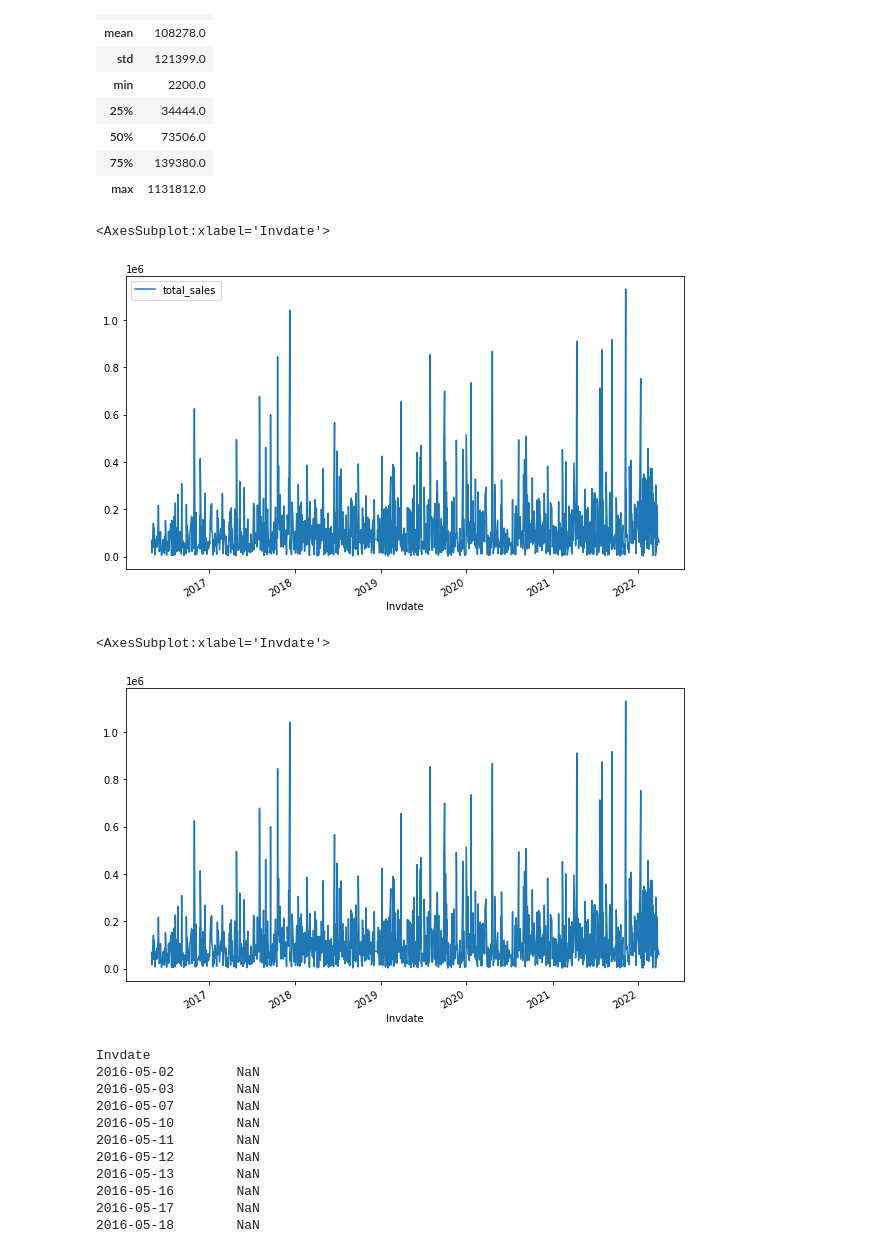
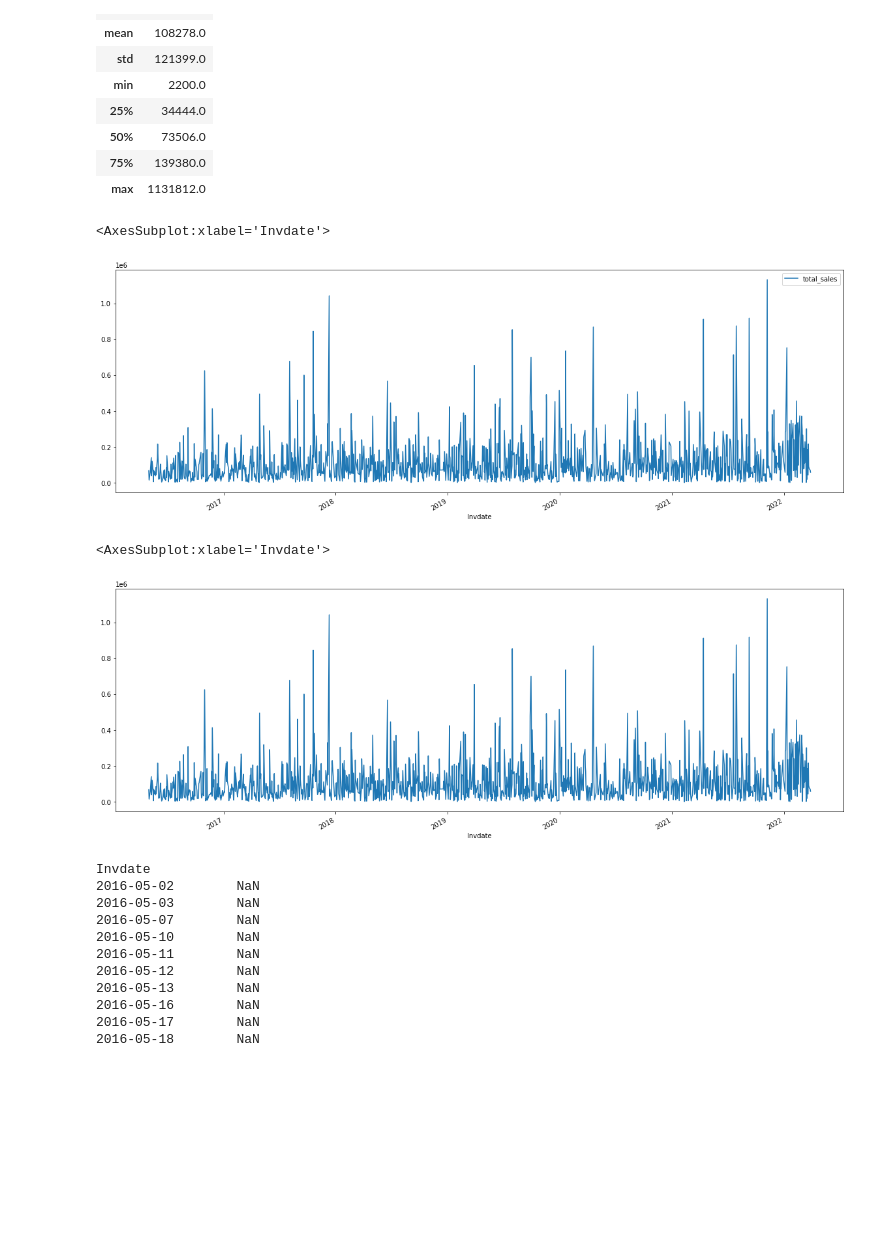
Before and after one commit to Keylla-Rodrigues/Forescasting-sales, a Jupyter notebook: Forecasting-sales.ipynb, the cells around one changed output. Drawn from its saved outputs; the diff is of its cells as text; code cells hidden in the pictures; blank space fills up the shorter version.

```diff
--- a/Forecasting-sales.ipynb
+++ b/Forecasting-sales.ipynb
@@ -119,25 +119,25 @@ round(new_tab.describe())
 # %%
 #Analisar o comportamento das vendas ao longo dos anos: 2016-2022
 #As vendas variam de dia para dia e parecem nao apresentar um padrao de vendas.
 #Existiram dias que as vendas foram bem maiores que em outros dias, como por exemplo no ano de 2018 e no ano de 2022.
 #No geral, parece que a pandemia nao afetou as vendas (2020 - inicio 2022).
 
-new_tab.plot(figsize=(10,6))
+new_tab.plot(figsize=(20,7))
 #new_tab["total_sales"].plot(figsize=(10,6))
 # %% [output]
 <AxesSubplot:xlabel='Invdate'>
-[figure, old version]
+[figure, new version]
 # %%
 #Para analisar a componente de tendencia eh necessario eliminar o ruido (q pode estar associado ao ruido
 #aleatorio ou com a sazonalidade).
 
-#Pelo grafico podemos perceber que a variabilidade ao longo dos anos ficou mais leve, mas o comportamento parece
-#sser o mesmo. Isso signigica dizer que houve dias que vendeu bem diferente de outro, as vendas sao aleatorias.
+#Mesmo eliminando a variavel de ruido, as vendas variaram de dia para dia ao longo dos anos (bem aleatorias).
+# E o comprotamento d
 
-new_tab.total_sales.plot(figsize=(10,6))
+new_tab.total_sales.plot(figsize=(20,7))
 # %% [output]
 <AxesSubplot:xlabel='Invdate'>
-[figure, old version]
+[figure, new version]
 # %%
 #Para tentar ententer o comportamento da tendencia, tentaremos eliminar o ruido, um dos metodos eh calculando
 #a media movel. A tendencia esta asssociada com o comportamento de subida e descida.
```
Also changed, not shown: parts of 1 cell of this notebook.
